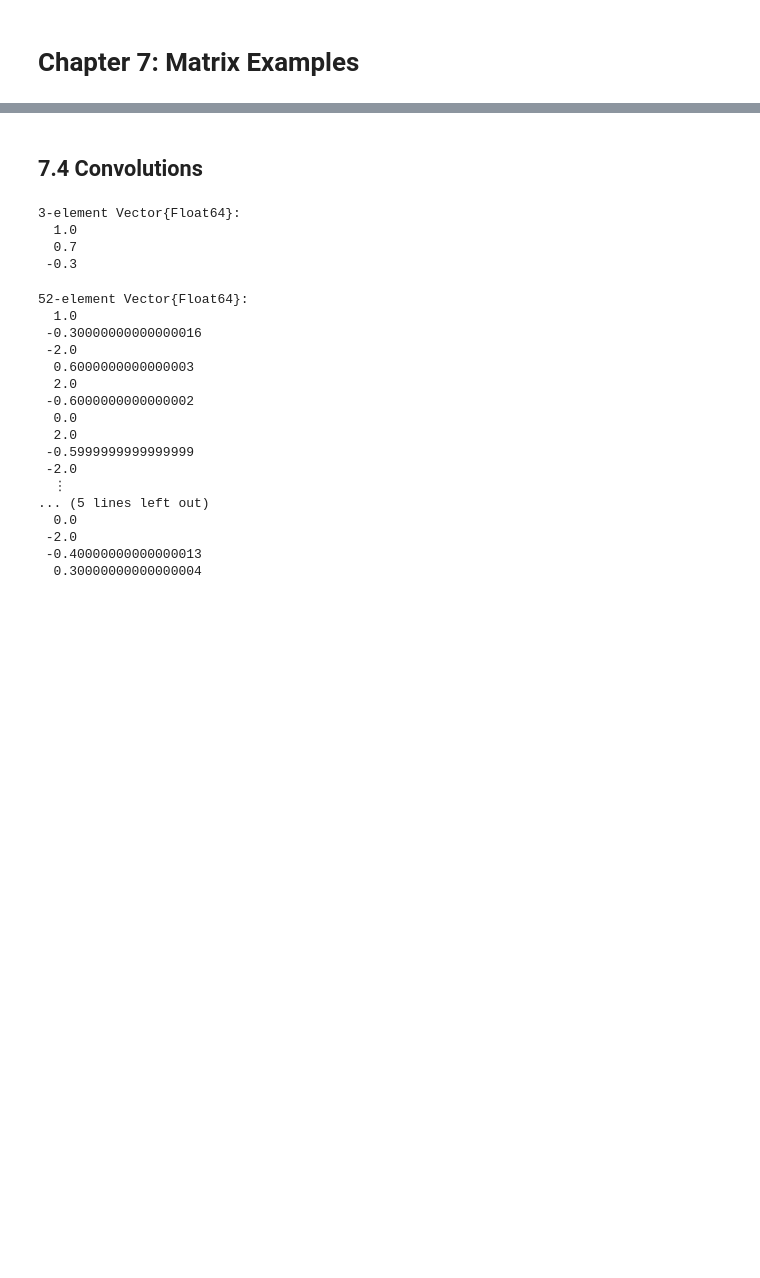
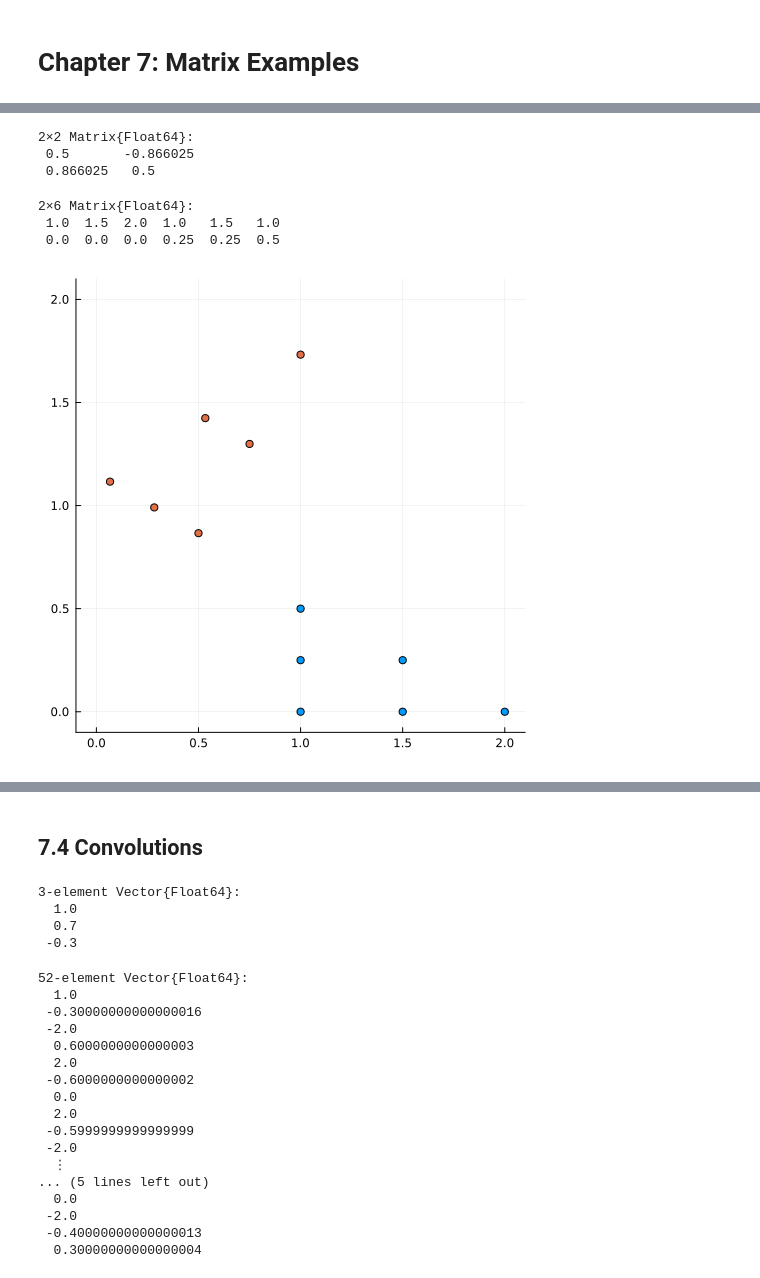
Before and after one commit to Minh-An/engr108, a Jupyter notebook: mat_examples.ipynb, the cells around one changed output, grey strips where cells are left out. Drawn from its saved outputs; the diff is of its cells as text; code cells hidden in the pictures; blank space fills up the shorter version.

Commit message:
Code for 7.1 / 7.2 Matrix Examples - rotation and selectors

```diff
--- a/mat_examples.ipynb
+++ b/mat_examples.ipynb
@@ -2,0 +14,28 @@
+# %%
+# rotation matrix (ex. pi/3 - 60 deg)
+using LinearAlgebra
+
+Rot(theta) = [cos(theta) -sin(theta); sin(theta) cos(theta)];
+R = Rot(pi/3);
+R
+# %% [output]
+2×2 Matrix{Float64}:
+ 0.5       -0.866025
+ 0.866025   0.5
+# %%
+points = [ [1,0], [1.5,0], [2,0], [1,0.25], [1.5, 0.25], [1,.5] ];
+points_mat = [[c[1] for c in points]'; [c[2] for c in points]']
+# %% [output]
+2×6 Matrix{Float64}:
+ 1.0  1.5  2.0  1.0   1.5   1.0
+ 0.0  0.0  0.0  0.25  0.25  0.5
+# %%
+points = [ [1,0], [1.5,0], [2,0], [1,0.25], [1.5, 0.25], [1,.5] ];
+rotated_points = [R*p for p in points];
+using Plots
+
+scatter([c[1] for c in points], [c[2] for c in points])
+scatter!([c[1] for c in rotated_points], [c[2] for c in rotated_points])
+plot!(lims=(-.1,2.1), size=(500,500), legend=false)
+# %% [output]
+[figure, added]
```
Also changed, not shown: parts of 6 cells of this notebook.
